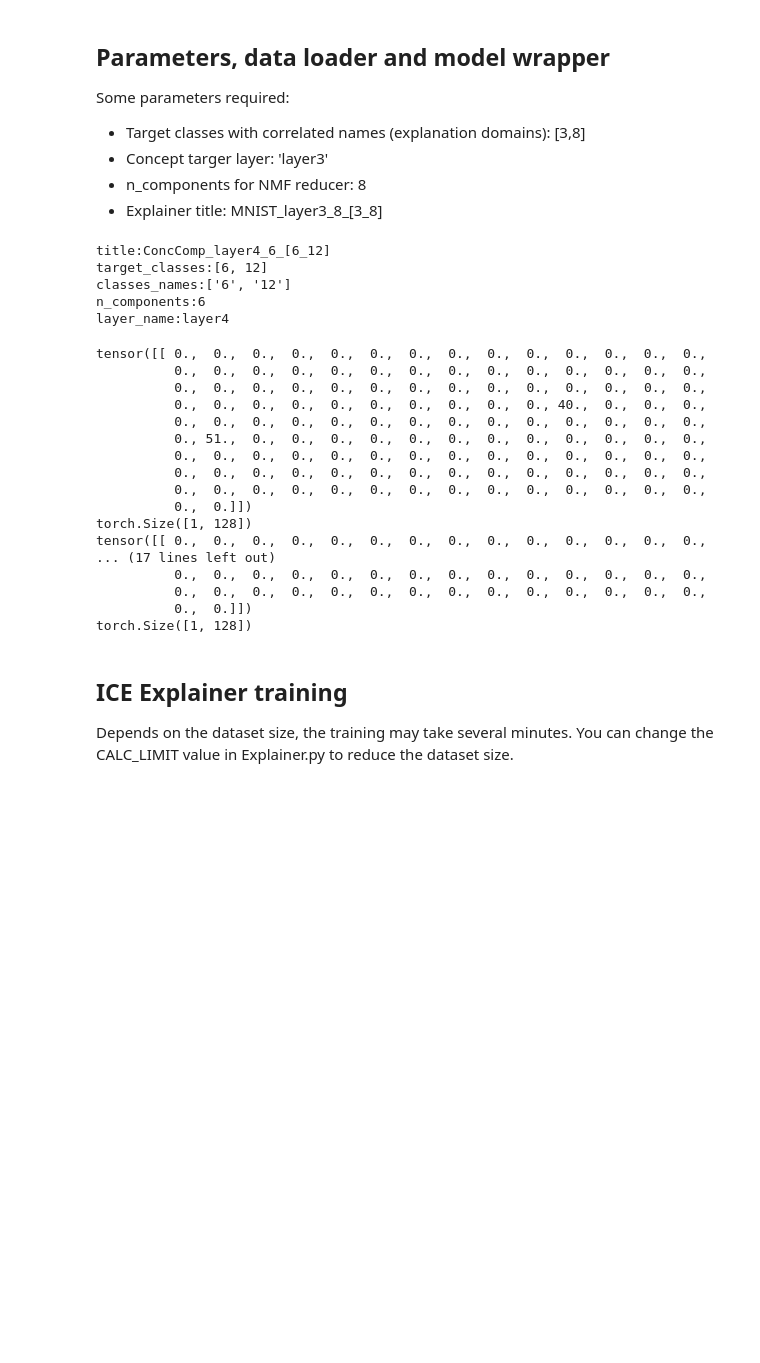
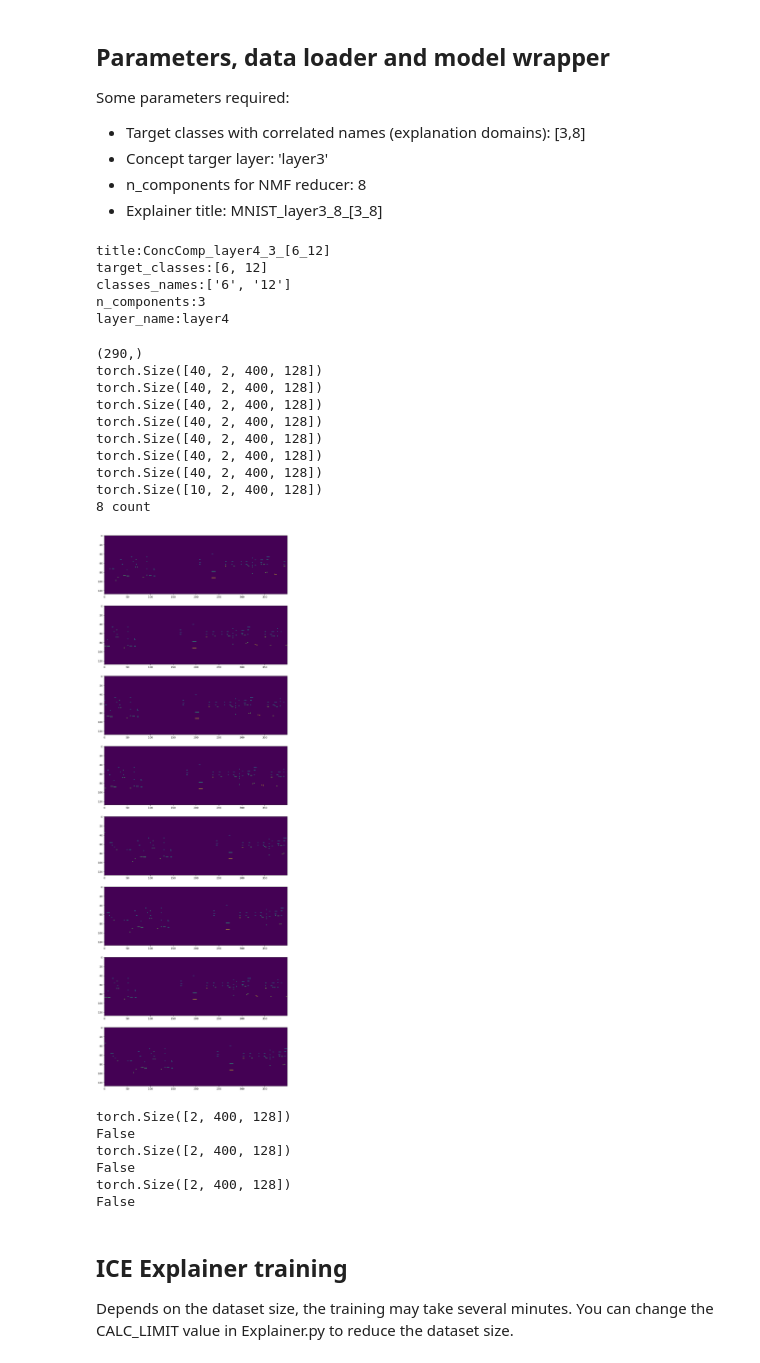
Before and after one commit to fosfrancesco/InvertibleCE, a Jupyter notebook: music_experiments/ICE experiment.ipynb, the cells around one changed output. Drawn from its saved outputs; the diff is of its cells as text; code cells hidden in the pictures; blank space fills up the shorter version.

Commit message:
solved bug in data loader always loading the same piece

```diff
--- a/music_experiments/ICE experiment.ipynb
+++ b/music_experiments/ICE experiment.ipynb
@@ -84,7 +84,7 @@ ResNet(
   (fc): Linear(in_features=2048, out_features=13, bias=True)
 )
 # %%
-batch_size = 1
+batch_size = 40
 
 
 train_dataset = MIDIDataset(
@@ -92,7 +92,7 @@ train_dataset = MIDIDataset(
     txt_file=os.path.join(splits_root, "train.txt"),
     classes=13,
     omit=None,  # str
-    seg_num=90,
+    seg_num=5,
     age=False,
     transform=None,
     transpose_rng=None,
@@ -103,11 +103,6 @@ train_loader = DataLoader(
 )
 
 
-# for e in train_loader:
-#     print(e["X"].shape)
-#     print(e["X"])
-#     break
-
 # Y = np.array(t.y)
 # print(len(Y))
 # print(len(Y[Y==6]))
@@ -136,7 +131,7 @@ import shutil
 target_classes = [6,12]
 classes_names = [str(i) for i in target_classes]
 layer_name = 'layer4'
-n_components = 6
+n_components = 3
 title = "ConcComp_{}_{}_[".format(layer_name,n_components)+"_".join(classes_names) + ']'
 
 
@@ -177,40 +172,55 @@ class XSubset(torch.utils.data.Dataset):
 
 Y = np.array(train_dataset.y)
 loaders = []
+datasets = []
 for target in target_classes:
     tdataset = XSubset(train_dataset, Y[Y==target] )
-    loaders.append(torch.utils.data.DataLoader(tdataset,batch_size=batch_size,shuffle=True))
+    datasets.append(tdataset)
+    loaders.append(torch.utils.data.DataLoader(tdataset,batch_size=batch_size,shuffle=True,num_workers=2))
 # %% [output]
-title:ConcComp_layer4_6_[6_12]
+title:ConcComp_layer4_3_[6_12]
 target_classes:[6, 12]
 classes_names:['6', '12']
-n_components:6
+n_components:3
 layer_name:layer4
+# %%
+print(Y[Y==6].shape)
+
+fig, axs = plt.subplots(8,figsize=(40,40))
+counter = 0
+for i,e in enumerate(loaders[0]):
+    print(e[0].shape)
+    axs[i].imshow(e[0][0,1,:,:].transpose(1,0))
+    counter+=1
+
+print(counter,"count")
+# %% [output]
+(290,)
+torch.Size([40, 2, 400, 128])
+torch.Size([40, 2, 400, 128])
+torch.Size([40, 2, 400, 128])
+torch.Size([40, 2, 400, 128])
+torch.Size([40, 2, 400, 128])
+torch.Size([40, 2, 400, 128])
+torch.Size([40, 2, 400, 128])
+torch.Size([10, 2, 400, 128])
+8 count
+[figure, added]
 # %%
-for i,e in enumerate(loaders[0]):
-    print(e[0][:,1,0])
-    print(e[0][:,0,0].shape)
+# for i,e in enumerate(loaders[0]):
+#     print(e[0][0].shape)
+#     # print(e[0][:,0,0].shape)
+#     print(np.array_equal(e[0][0],e[0][1]))
 
-    if i ==2:
-        break
+#     if i ==2:
+#         break
 # %% [output]
-tensor([[ 0.,  0.,  0.,  0.,  0.,  0.,  0.,  0.,  0.,  0.,  0.,  0.,  0.,  0.,
-          0.,  0.,  0.,  0.,  0.,  0.,  0.,  0.,  0.,  0.,  0.,  0.,  0.,  0.,
-          0.,  0.,  0.,  0.,  0.,  0.,  0.,  0.,  0.,  0.,  0.,  0.,  0.,  0.,
-          0.,  0.,  0.,  0.,  0.,  0.,  0.,  0.,  0.,  0., 40.,  0.,  0.,  0.,
-          0.,  0.,  0.,  0.,  0.,  0.,  0.,  0.,  0.,  0.,  0.,  0.,  0.,  0.,
-          0., 51.,  0.,  0.,  0.,  0.,  0.,  0.,  0.,  0.,  0.,  0.,  0.,  0.,
-          0.,  0.,  0.,  0.,  0.,  0.,  0.,  0.,  0.,  0.,  0.,  0.,  0.,  0.,
-          0.,  0.,  0.,  0.,  0.,  0.,  0.,  0.,  0.,  0.,  0.,  0.,  0.,  0.,
-          0.,  0.,  0.,  0.,  0.,  0.,  0.,  0.,  0.,  0.,  0.,  0.,  0.,  0.,
-          0.,  0.]])
-torch.Size([1, 128])
-tensor([[ 0.,  0.,  0.,  0.,  0.,  0.,  0.,  0.,  0.,  0.,  0.,  0.,  0.,  0.,
-... (17 lines left out)
-          0.,  0.,  0.,  0.,  0.,  0.,  0.,  0.,  0.,  0.,  0.,  0.,  0.,  0.,
-          0.,  0.,  0.,  0.,  0.,  0.,  0.,  0.,  0.,  0.,  0.,  0.,  0.,  0.,
-          0.,  0.]])
-torch.Size([1, 128])
+torch.Size([2, 400, 128])
+False
+torch.Size([2, 400, 128])
+False
+torch.Size([2, 400, 128])
+False
 # %% [markdown]
 ## ICE Explainer training
 
```
Also changed, not shown: parts of 9 cells of this notebook, 2 other files.
